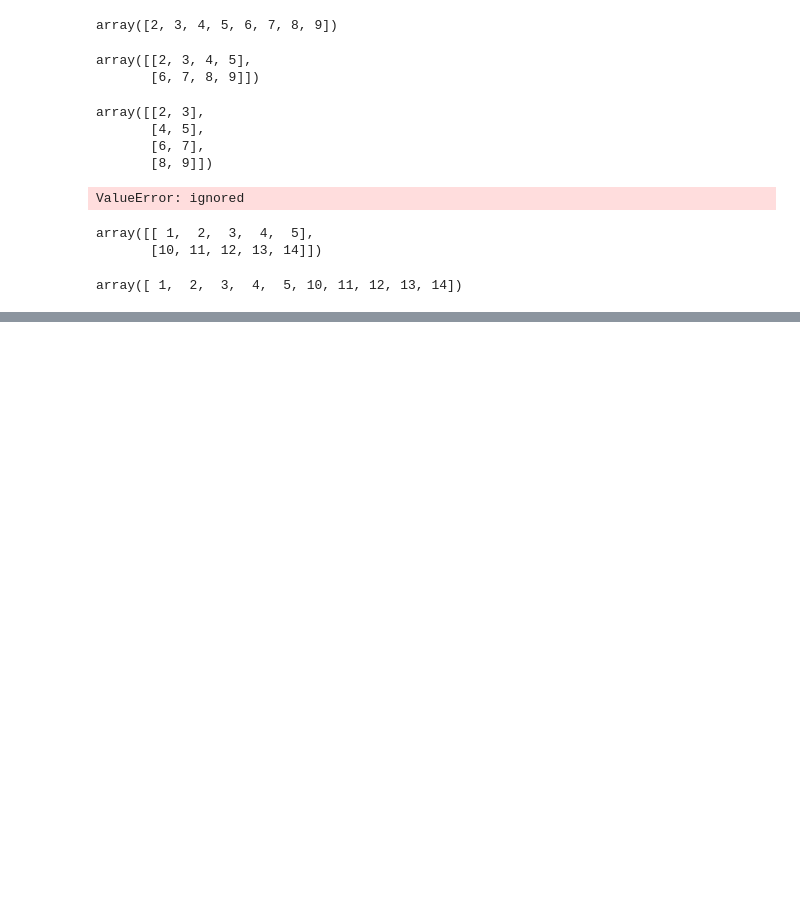
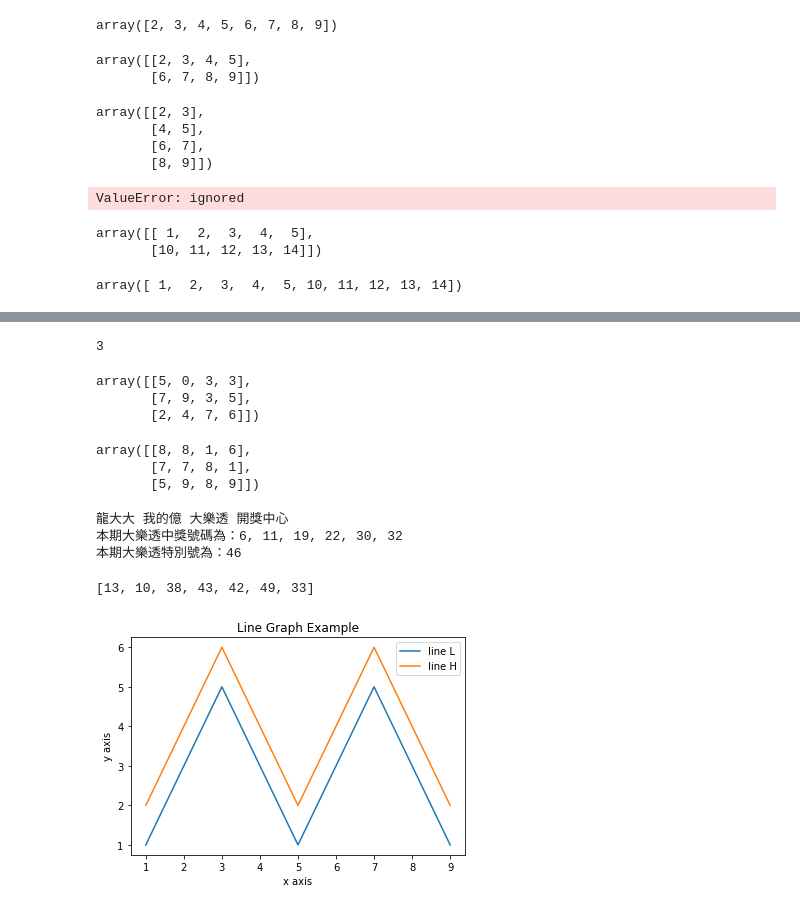
Before and after one commit to chyijiunn/20201017, a Jupyter notebook: 20201031.ipynb, the cells around one changed output, grey strips where cells are left out. Saved outputs shown, nothing was run; the diff lists cells and outputs as text; code cells hidden in the pictures; blank space fills up the shorter version.

```diff
--- a/20201031.ipynb
+++ b/20201031.ipynb
@@ -95,0 +185,61 @@ array([ 1,  2,  3,  4,  5, 10, 11, 12, 13, 14])
+# %%
+import numpy as np
+np.random.randint(1,5)
+# %% [output]
+3
+# %%
+import numpy as np
+np.random.seed(0)
+x2 = np.random.randint(10, size=(3, 4))
+x2
+# %% [output]
+array([[5, 0, 3, 3],
+       [7, 9, 3, 5],
+       [2, 4, 7, 6]])
+# %%
+import numpy as np
+#np.random.seed(0)
+x2 = np.random.randint(10, size=(3, 4))
+x2
+# %% [output]
+array([[8, 8, 1, 6],
+       [7, 7, 8, 1],
+       [5, 9, 8, 9]])
+# %%
+import random as rand
+list1 = rand.sample(range(1,50), 7)
+special = list1.pop()
+list1.sort()
+print("龍大大 我的億 大樂透 開獎中心")
+print("本期大樂透中獎號碼為：", end="")
+for i in range(0,6):
+    if i == 5:    print(str(list1[i]))
+    else:    print(str(list1[i]), end=", ")
+print("本期大樂透特別號為：" + str(special))
+# %% [output]
+龍大大 我的億 大樂透 開獎中心
+本期大樂透中獎號碼為：6, 11, 19, 22, 30, 32
+本期大樂透特別號為：46
+# %%
+import random as rand
+list1 = rand.sample(range(1,50), 7)
+list1
+# %% [output]
+[13, 10, 38, 43, 42, 49, 33]
+# %%
+import matplotlib.pyplot as plt
+
+x  = [1, 2, 3, 4, 5, 6, 7, 8, 9]
+y1 = [1, 3, 5, 3, 1, 3, 5, 3, 1]
+y2 = [2, 4, 6, 4, 2, 4, 6, 4, 2]
+plt.plot(x, y1, label="line L")
+plt.plot(x, y2, label="line H")
+plt.plot()
+
+plt.xlabel("x axis")
+plt.ylabel("y axis")
+plt.title("Line Graph Example")
+plt.legend()#圖說
+plt.show()
+# %% [output]
+[figure, added]
```
Also changed, not shown: parts of 14 cells of this notebook.
